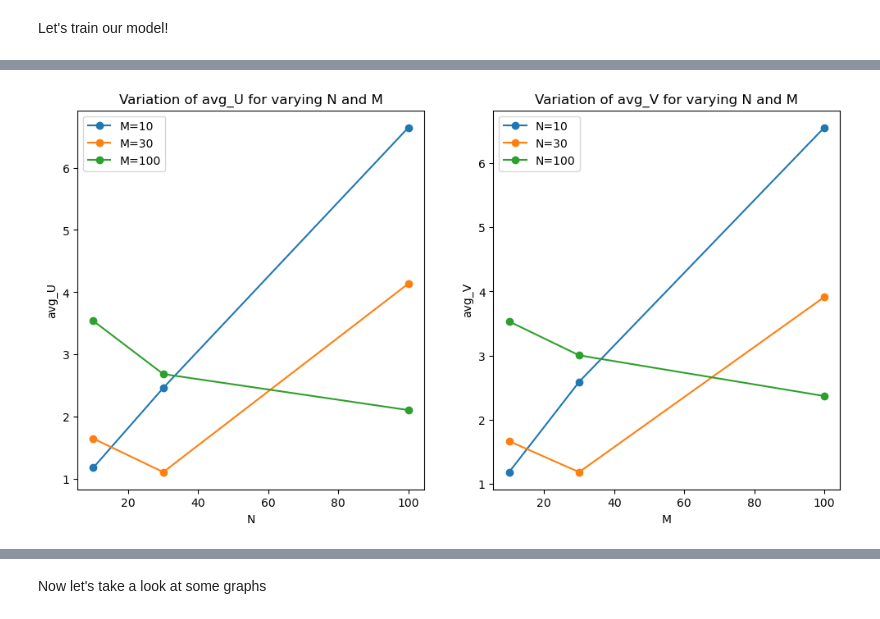
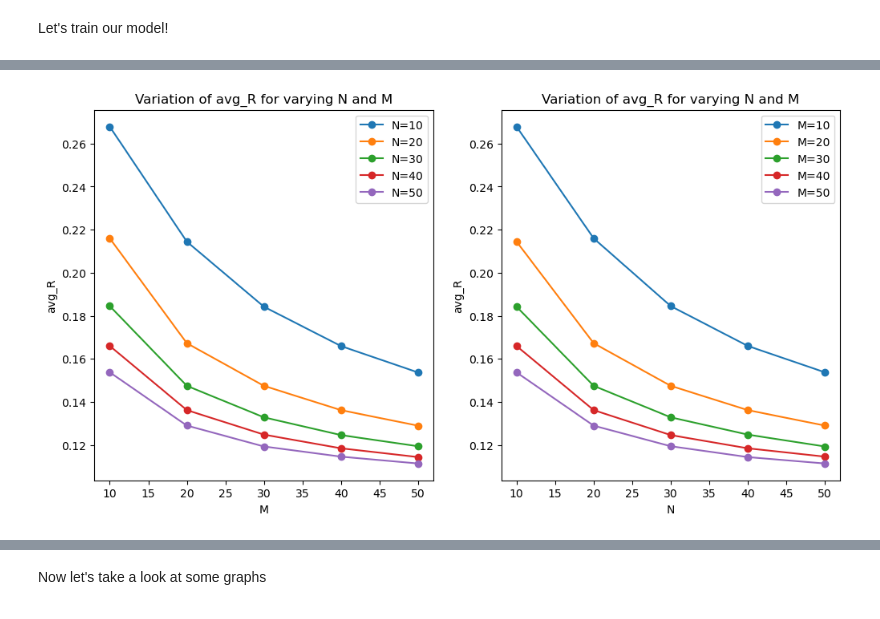
Before and after one commit to EmnaMaghrebi/RecSys, a Jupyter notebook: PMF_Recommender_Systems.ipynb, the cells around one changed output, grey strips where cells are left out. Saved outputs shown, nothing was run; the diff lists cells and outputs as text; code cells hidden in the pictures.

Commit message:
plot PMF results for R, R_Res

```diff
--- a/PMF_Recommender_Systems.ipynb
+++ b/PMF_Recommender_Systems.ipynb
@@ -235,12 +237,13 @@ def train(n_epochs, train_set, test_set, n_users, n_movies):
 
             #rmse_train.append(evaluate(train_set))
             #rmse_test.append(evaluate(test_set))
-            print('Log p a-posteriori at iteration', k + 1, ':', log_ap)
+            #print('Log p a-posteriori at iteration', k + 1, ':', log_ap)
 
     update_max_min_ratings()
-    diff_norm_U, diff_norm_V = compare_results(n_users, n_movies)
+    #diff_norm_U, diff_norm_V = compare_results(n_users, n_movies)
+    diff_norm_R = compare_results(n_users, n_movies)
 
-    return log_aps, rmse_train, rmse_test, diff_norm_U, diff_norm_V
+    return log_aps, rmse_train, rmse_test, diff_norm_R #diff_norm_U, diff_norm_V
 # %% [markdown]
 Let's train our model!
 # %%
@@ -263,14 +269,19 @@ def avg_results(N_val, M_val, n_epochs, nb_iter):
 # %%
 N_vals = [10, 20, 30, 40, 50]#, 100]
 M_vals = [10, 20, 30, 40, 50]
-n_epochs = 50
+n_epochs = 100
 nb_iter = 100
 data = []
 for i in range(len(N_vals)):
     for j in range(len(M_vals)):
-        print(f'i,j:{i},{j}') # to check progress
-        avg_U, avg_V = avg_results(N_vals[i], M_vals[j], n_epochs, nb_iter)
-        row= [N_vals[i], M_vals[j], avg_U, avg_V]
+        print(f'i,j:{i},{j}') #
+        #avg_U, avg_V = avg_results(N_vals[i], M_vals[j], n_epochs, nb_iter)
+        avg_R = avg_results(N_vals[i], M_vals[j], n_epochs, nb_iter)
+        #row= [N_vals[i], M_vals[j], avg_U, avg_V]
+        row= [N_vals[i], M_vals[j], avg_R]
+        print(row) # to check progress
+
+
         data.append(row)
 # %% [output]
 i,j:0,0
@@ -305,28 +324,30 @@ data[:50]
 # %%
-df = pd.DataFrame(data, columns = ['N', 'M', 'avg_U', 'avg_V'])
+df = pd.DataFrame(data, columns = ['N', 'M', 'avg_R'])
 #df.to_csv('results_optimization.csv')
 
 fig, (ax1, ax2) = plt.subplots(1, 2, figsize=(12, 6))
 # plot as a function of M for avg_U and as a function of N fro avg_V
 
+for n in df['N'].unique():
+    df_m = df[df['N'] == n]
+    ax1.plot(df_m['M'], df_m['avg_R'], marker='o', label=f'N={n}')
+
 for m in df['M'].unique():
     df_n = df[df['M'] == m]
-    ax1.plot(df_n['N'], df_n['avg_U'], marker='o', label=f'M={m}')
-for n in df['N'].unique():
-    df_m = df[df['N'] == n]
-    ax2.plot(df_m['M'], df_m['avg_V'], marker='o', label=f'N={n}')
+    ax2.plot(df_n['N'], df_n['avg_R'], marker='o', label=f'M={m}')
 
-ax1.set_xlabel('N')
-ax1.set_ylabel('avg_U')
-ax1.set_title('Variation of avg_U for varying N and M')
+ax1.set_xlabel('M')
+ax1.set_ylabel('avg_R')
+ax1.set_title('Variation of avg_R for varying N and M')
 ax1.legend()
 
-ax2.set_xlabel('M')
-ax2.set_ylabel('avg_V')
-ax2.set_title('Variation of avg_V for varying N and M')
+ax2.set_xlabel('N')
+ax2.set_ylabel('avg_R')
+ax2.set_title('Variation of avg_R for varying N and M')
 ax2.legend()
 
+
 plt.show()
 # %% [output]
-[figure, old version]
+[figure, new version]
 # %%
```
Also changed, not shown: parts of 9 cells of this notebook, 3 other files.
